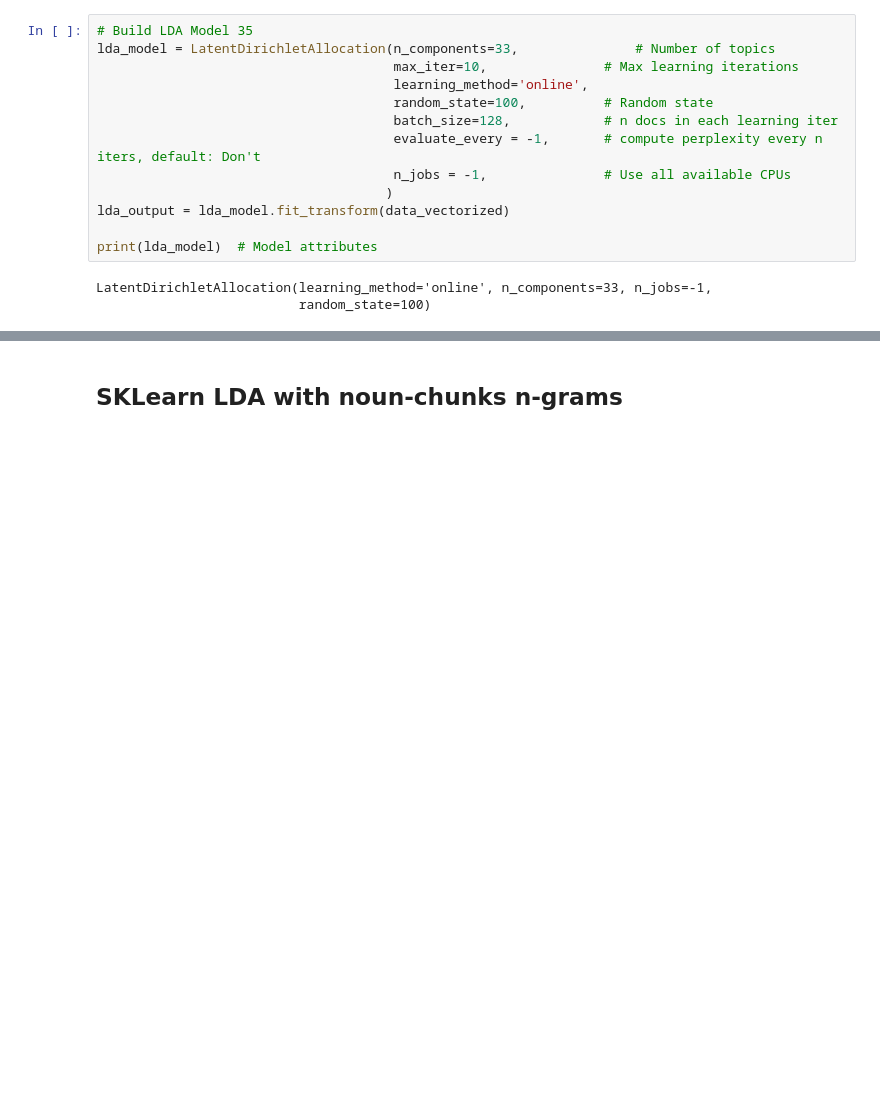
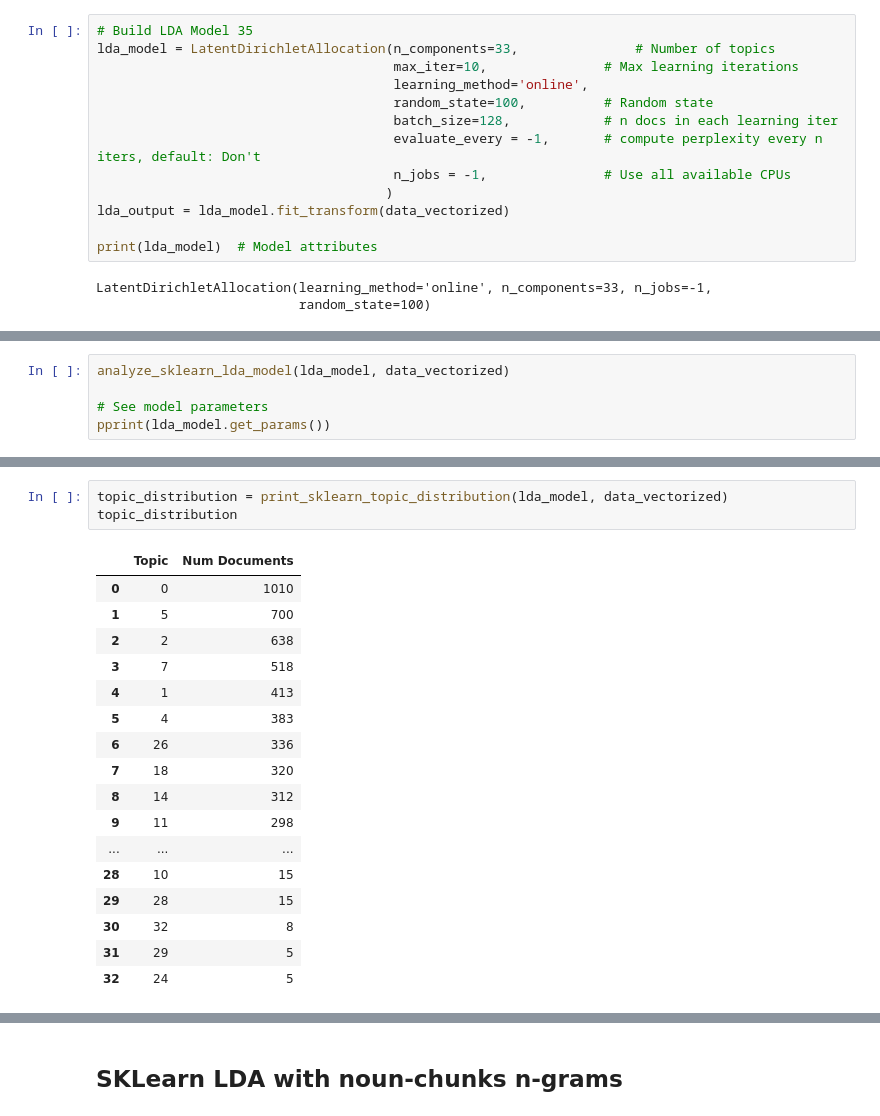
Before and after one commit to gaurangdave/Aletheia, a Jupyter notebook: notebooks/apify_lda_topic_modelling_title.ipynb, the cells around one changed output, grey strips where cells are left out. Drawn from its saved outputs; the diff is of its cells as text; blank space fills up the shorter version.

```diff
--- a/notebooks/apify_lda_topic_modelling_title.ipynb
+++ b/notebooks/apify_lda_topic_modelling_title.ipynb
@@ -1655,0 +1471,5 @@ Function get_feature_names is deprecated; get_feature_names is deprecated in 1.0
+# %%
+analyze_sklearn_lda_model(lda_model, data_vectorized)
+
+# See model parameters
+pprint(lda_model.get_params())
@@ -1655,0 +1517,21 @@ Function get_feature_names is deprecated; get_feature_names is deprecated in 1.0
+# %%
+topic_distribution = print_sklearn_topic_distribution(lda_model, data_vectorized)
+topic_distribution
+# %% [output]
+|  | Topic | Num Documents |
+| 0 | 0 | 1010 |
+| 1 | 5 | 700 |
+| 2 | 2 | 638 |
+| 3 | 7 | 518 |
+| 4 | 1 | 413 |
+| 5 | 4 | 383 |
+| 6 | 26 | 336 |
+| 7 | 18 | 320 |
+| 8 | 14 | 312 |
+| 9 | 11 | 298 |
+| ... | ... | ... |
+| 28 | 10 | 15 |
+| 29 | 28 | 15 |
+| 30 | 32 | 8 |
+| 31 | 29 | 5 |
+| 32 | 24 | 5 |
```
Also changed, not shown: parts of 66 cells of this notebook, 4 other files.
